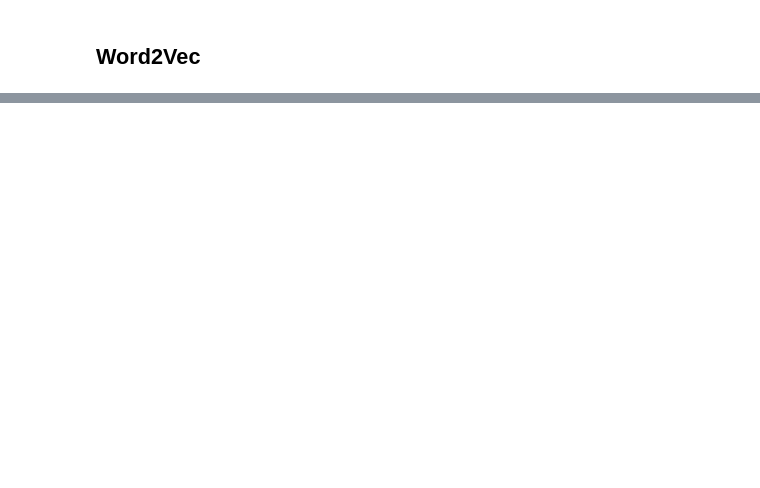
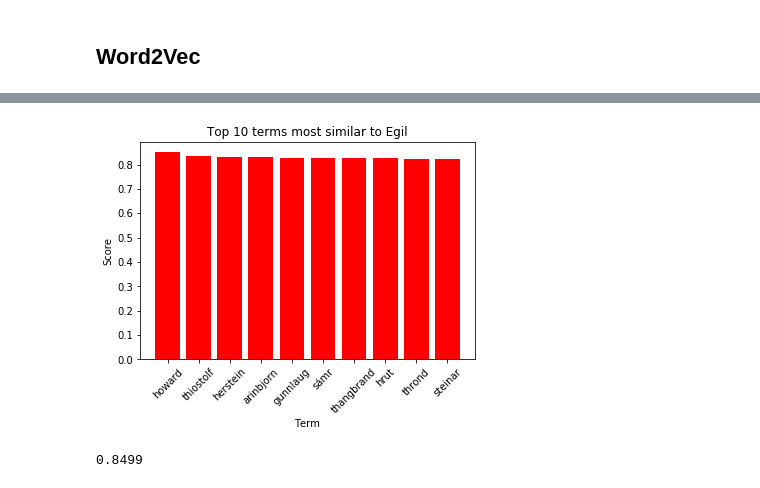
Before and after one commit to Cervantes92/saga-nlp, a Jupyter notebook: saga-nlp.ipynb, the cells around one changed output, grey strips where cells are left out. Saved outputs shown, nothing was run; the diff lists cells and outputs as text; code cells hidden in the pictures; blank space fills up the shorter version.

Commit message:
Added visual aid

```diff
--- a/saga-nlp.ipynb
+++ b/saga-nlp.ipynb
@@ -256,0 +265,13 @@ plt.bar(results['score'], bottom = results[''])
+# %%
+plt.bar(results['Term'],results['Score'], color = 'red')
+plt.title('Top 10 terms most similar to Egil')
+plt.xlabel('Term')
+plt.ylabel('Score')
+plt.xticks(rotation = 45)
+plt.show()
+# %% [output]
+[figure, added]
+# %%
+print(results['Score'].max())
+# %% [output]
+0.8499
```
Also changed, not shown: parts of 7 cells of this notebook.
